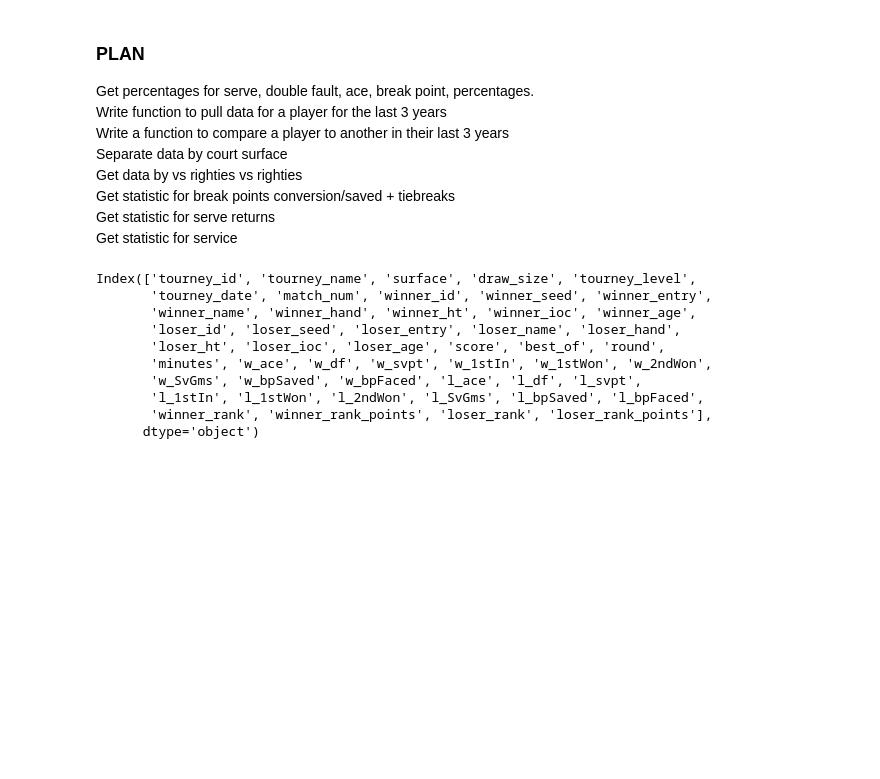
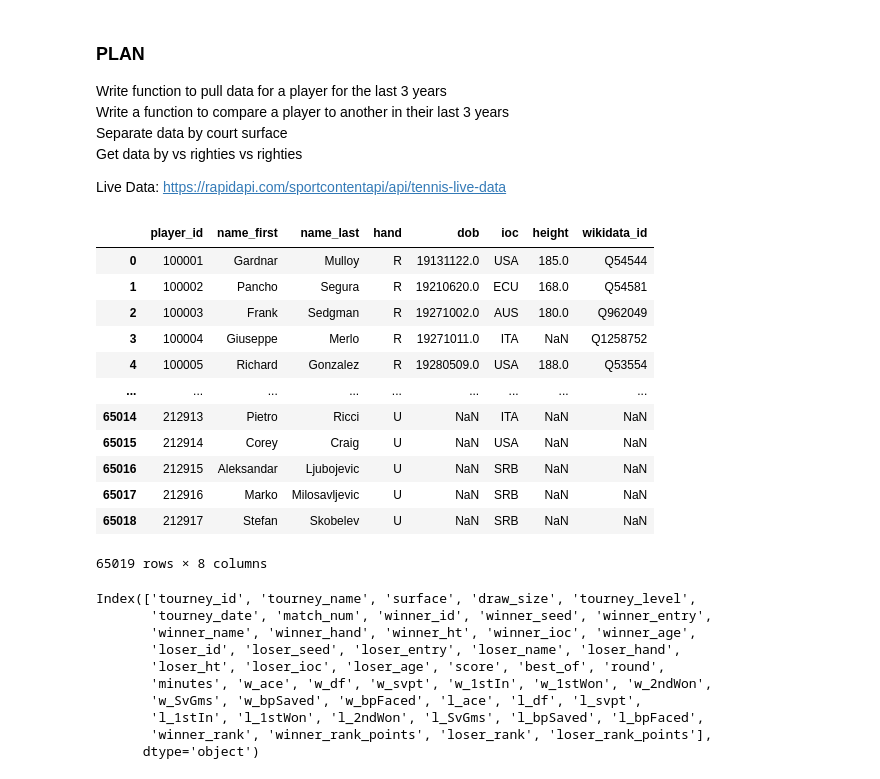
Before and after one commit to ge-a/tennis_model, a Jupyter notebook: experiments.ipynb, the cells around one changed output. Drawn from its saved outputs; the diff is of its cells as text; code cells hidden in the pictures; blank space fills up the shorter version.

```diff
--- a/experiments.ipynb
+++ b/experiments.ipynb
@@ -5,14 +9,29 @@ import torch
 # %% [markdown]
 ### PLAN
 
-Get percentages for serve, double fault, ace, break point, percentages.
 Write function to pull data for a player for the last 3 years
 Write a function to compare a player to another in their last 3 years
 Separate data by court surface
 Get data by vs righties vs righties
-Get statistic for break points conversion/saved + tiebreaks
-Get statistic for serve returns
-Get statistic for service
+
+Live Data: https://rapidapi.com/sportcontentapi/api/tennis-live-data
+# %%
+players = pd.read_csv('data/atp_players.csv')
+players
+# %% [output]
+|  | player_id | name_first | name_last | hand | dob | ioc | height | wikidata_id |
+| 0 | 100001 | Gardnar | Mulloy | R | 19131122.0 | USA | 185.0 | Q54544 |
+| 1 | 100002 | Pancho | Segura | R | 19210620.0 | ECU | 168.0 | Q54581 |
+| 2 | 100003 | Frank | Sedgman | R | 19271002.0 | AUS | 180.0 | Q962049 |
+| 3 | 100004 | Giuseppe | Merlo | R | 19271011.0 | ITA | NaN | Q1258752 |
+| 4 | 100005 | Richard | Gonzalez | R | 19280509.0 | USA | 188.0 | Q53554 |
+| ... | ... | ... | ... | ... | ... | ... | ... | ... |
+| 65014 | 212913 | Pietro | Ricci | U | NaN | ITA | NaN | NaN |
+| 65015 | 212914 | Corey | Craig | U | NaN | USA | NaN | NaN |
+| 65016 | 212915 | Aleksandar | Ljubojevic | U | NaN | SRB | NaN | NaN |
+| 65017 | 212916 | Marko | Milosavljevic | U | NaN | SRB | NaN | NaN |
+| 65018 | 212917 | Stefan | Skobelev | U | NaN | SRB | NaN | NaN |
+65019 rows × 8 columns
 # %%
 atp_singles = 'data/atp_singles/atp_matches_'
 # %%
```
Also changed, not shown: parts of 34 cells of this notebook.
